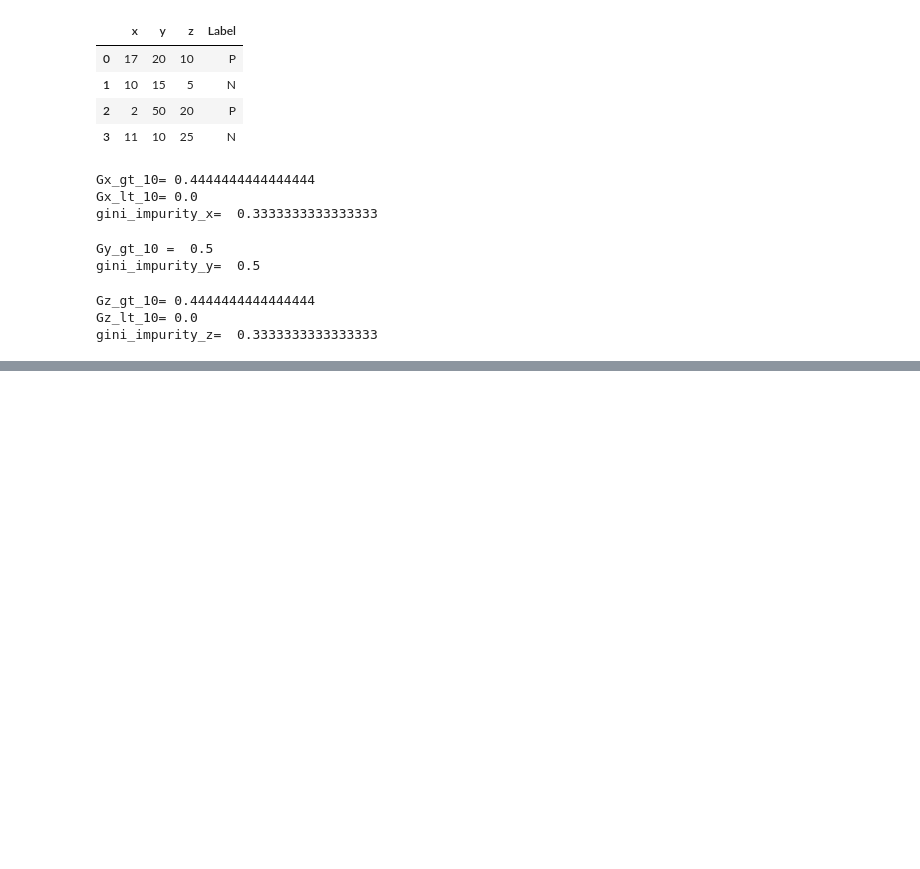
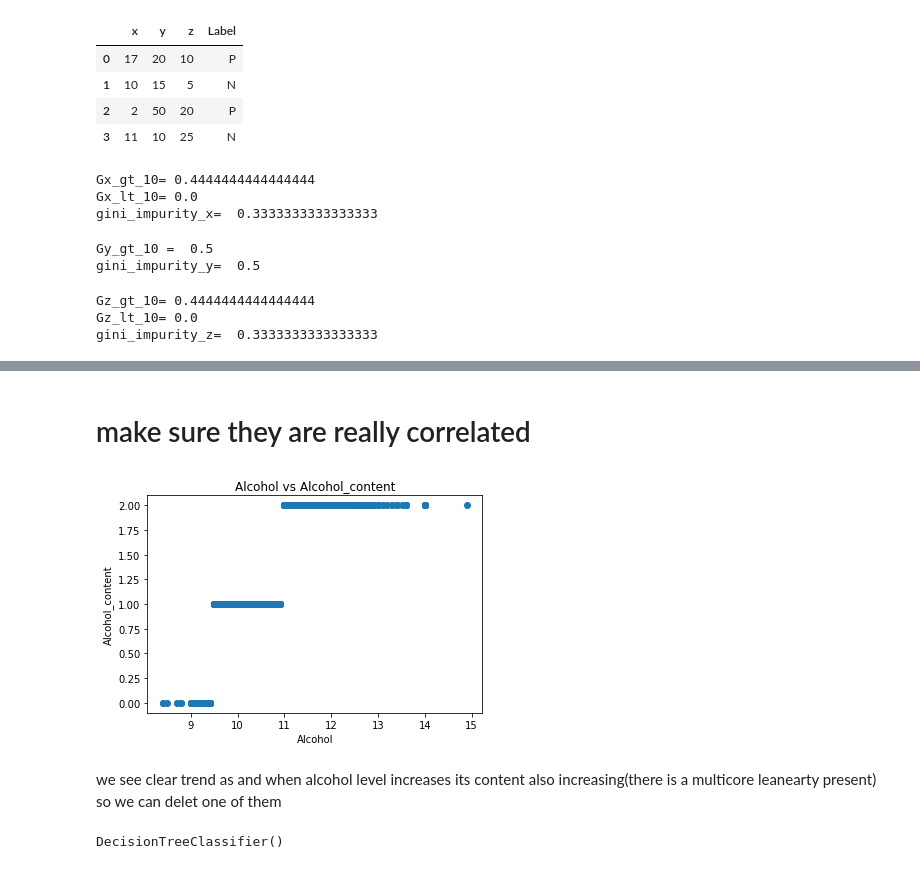
Before and after one commit to SATYAMP076/CLASS, a Jupyter notebook: decision_tree_encode.ipynb, the cells around one changed output, grey strips where cells are left out. Drawn from its saved outputs; the diff is of its cells as text; code cells hidden in the pictures; blank space fills up the shorter version.

```diff
--- a/decision_tree_encode.ipynb
+++ b/decision_tree_encode.ipynb
@@ -127,0 +214,12 @@ gini_impurity_z=  0.3333333333333333
+# %% [markdown]
+# make sure they are really correlated
+# %%
+plt.scatter(data.alcohol,data.Alcohol_content)
+plt.xlabel('Alcohol')
+plt.ylabel('Alcohol_content')
+plt.title('Alcohol vs Alcohol_content')
+plt.show()
+# %% [output]
+[figure, added]
+# %% [markdown]
+we see clear trend as and when alcohol level increases its content also increasing(there is a multicore leanearty present) so we can delet one of them
@@ -127,0 +231,5 @@ gini_impurity_z=  0.3333333333333333
+# %%
+clf=DecisionTreeClassifier()
+clf.fit(x_train,y_train)
+# %% [output]
+DecisionTreeClassifier()
```
Also changed, not shown: parts of 14 cells of this notebook.
